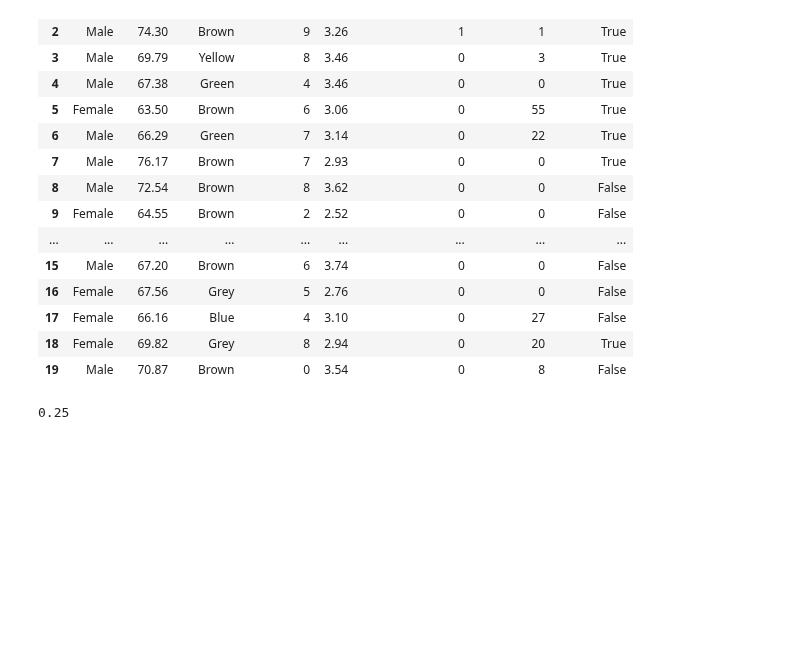
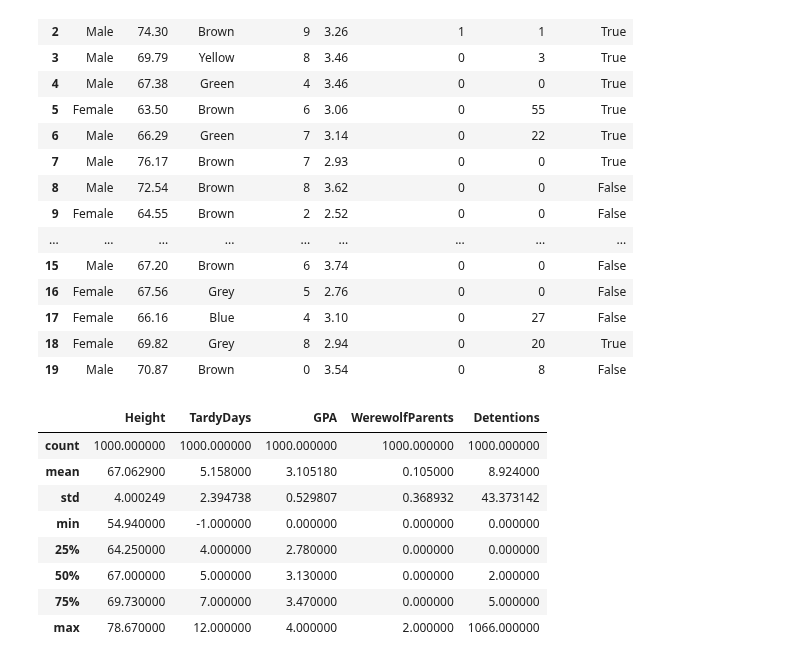
Before and after one commit to brendanpshea/A-Little-More-Logical, a Jupyter notebook: Werewolf_Python_Script.ipynb, the cells around one changed output. Cells and saved outputs as stored; diff of their text form; code cells hidden in the pictures; blank space fills up the shorter version.

```diff
--- a/Werewolf_Python_Script.ipynb
+++ b/Werewolf_Python_Script.ipynb
@@ -69,6 +69,7 @@ parents = [werewolf_parents(iw) for iw in is_werewolf]
 gpa -= 0.01 * detentions  # Element-wise subtraction
 # Cap at 4.0
 gpa = np.minimum(gpa, 4.0)
+gpa = np.maximum(gpa,0)
 
 # Creating the DataFrame with all corrected data
 df = pd.DataFrame({
@@ -109,7 +110,15 @@ df.head(20)
 | 17 | Female | 66.16 | Blue | 4 | 3.10 | 0 | 27 | False |
 | 18 | Female | 69.82 | Grey | 8 | 2.94 | 0 | 20 | True |
 | 19 | Male | 70.87 | Brown | 0 | 3.54 | 0 | 8 | False |
-# %%
-df["IsWerewolf"].mean()
-# %% [output]
-0.25
+# %%
+df.describe()
+# %% [output]
+|  | Height | TardyDays | GPA | WerewolfParents | Detentions |
+| count | 1000.000000 | 1000.000000 | 1000.000000 | 1000.000000 | 1000.000000 |
+| mean | 67.062900 | 5.158000 | 3.105180 | 0.105000 | 8.924000 |
+| std | 4.000249 | 2.394738 | 0.529807 | 0.368932 | 43.373142 |
+| min | 54.940000 | -1.000000 | 0.000000 | 0.000000 | 0.000000 |
+| 25% | 64.250000 | 4.000000 | 2.780000 | 0.000000 | 0.000000 |
+| 50% | 67.000000 | 5.000000 | 3.130000 | 0.000000 | 2.000000 |
+| 75% | 69.730000 | 7.000000 | 3.470000 | 0.000000 | 5.000000 |
+| max | 78.670000 | 12.000000 | 4.000000 | 2.000000 | 1066.000000 |
```
